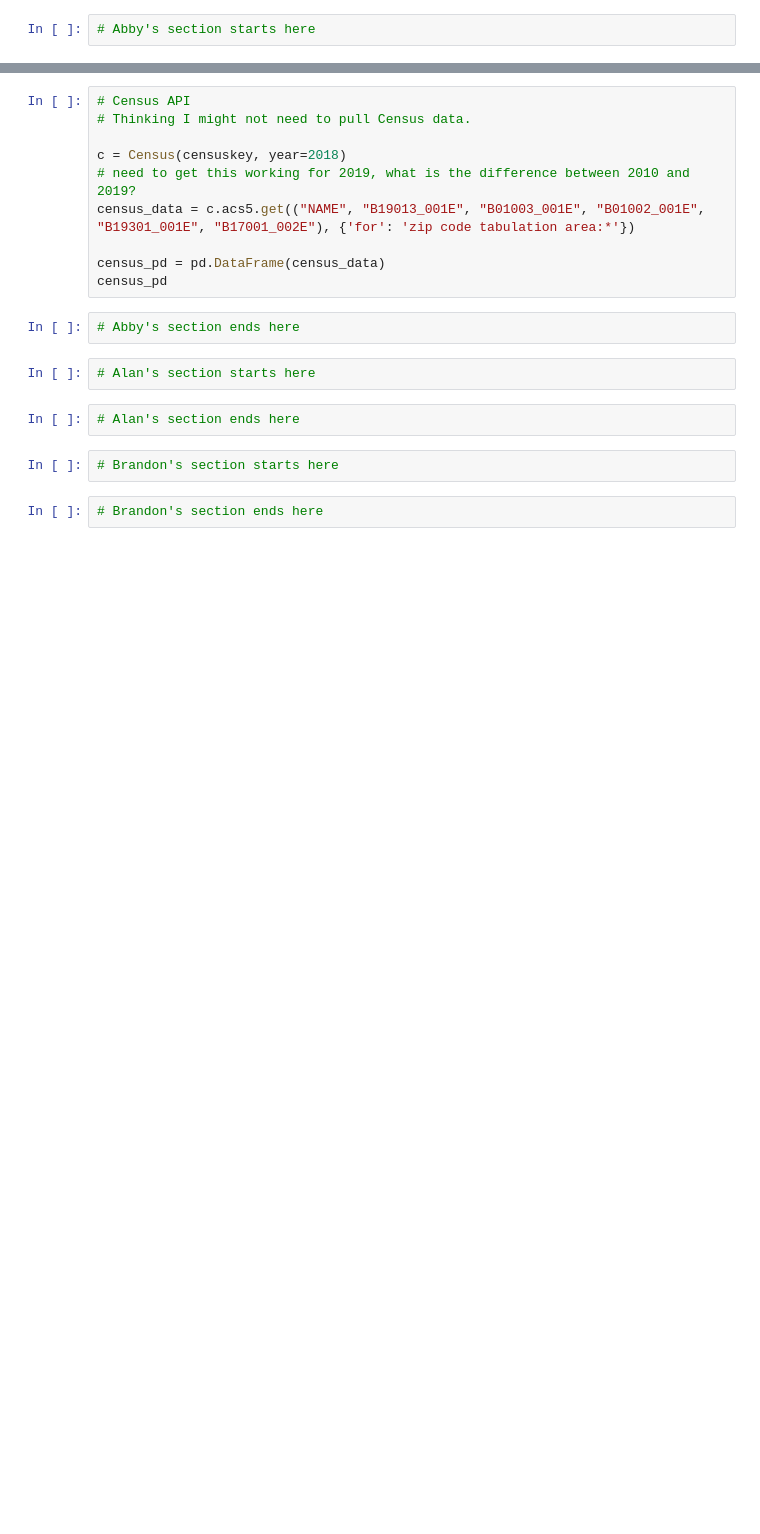
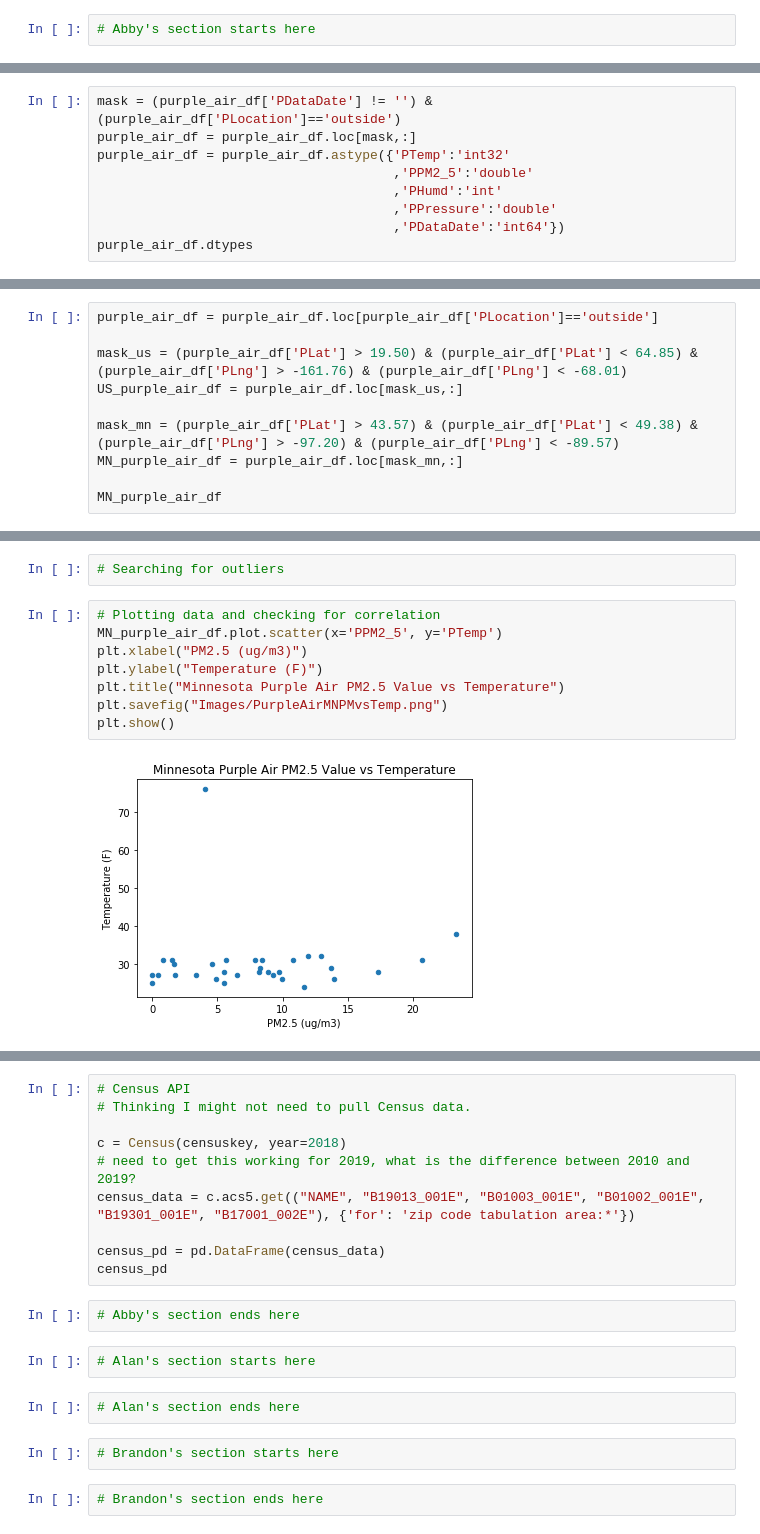
Before and after one commit to abbylemon/fake-news, a Jupyter notebook: AirQuality.ipynb, the cells around one changed output, grey strips where cells are left out. Cells and saved outputs as stored; diff of their text form; blank space fills up the shorter version.

```diff
--- a/AirQuality.ipynb
+++ b/AirQuality.ipynb
@@ -73,0 +69,9 @@ purple_air_df
+# %%
+mask = (purple_air_df['PDataDate'] != '') & (purple_air_df['PLocation']=='outside')
+purple_air_df = purple_air_df.loc[mask,:]
+purple_air_df = purple_air_df.astype({'PTemp':'int32'
+                                      ,'PPM2_5':'double'
+                                      ,'PHumd':'int'
+                                      ,'PPressure':'double'
+                                      ,'PDataDate':'int64'})
+purple_air_df.dtypes
@@ -73,0 +109,10 @@ purple_air_df
+# %%
+purple_air_df = purple_air_df.loc[purple_air_df['PLocation']=='outside']
+
+mask_us = (purple_air_df['PLat'] > 19.50) & (purple_air_df['PLat'] < 64.85) & (purple_air_df['PLng'] > -161.76) & (purple_air_df['PLng'] < -68.01)
+US_purple_air_df = purple_air_df.loc[mask_us,:]
+
+mask_mn = (purple_air_df['PLat'] > 43.57) & (purple_air_df['PLat'] < 49.38) & (purple_air_df['PLng'] > -97.20) & (purple_air_df['PLng'] < -89.57)
+MN_purple_air_df = purple_air_df.loc[mask_mn,:]
+
+MN_purple_air_df
@@ -74,3 +138,15 @@ purple_air_df
+# %%
+# Searching for outliers
+# %%
+# Plotting data and checking for correlation
+MN_purple_air_df.plot.scatter(x='PPM2_5', y='PTemp')
+plt.xlabel("PM2.5 (ug/m3)")
+plt.ylabel("Temperature (F)")
+plt.title("Minnesota Purple Air PM2.5 Value vs Temperature")
+plt.savefig("Images/PurpleAirMNPMvsTemp.png")
+plt.show()
+# %% [output]
+[figure, added]
 # %%
 # EPA API
 # sample data (lowest granularity date) by box (lat, long range)
```
Also changed, not shown: parts of 10 cells of this notebook, 1 other file.
